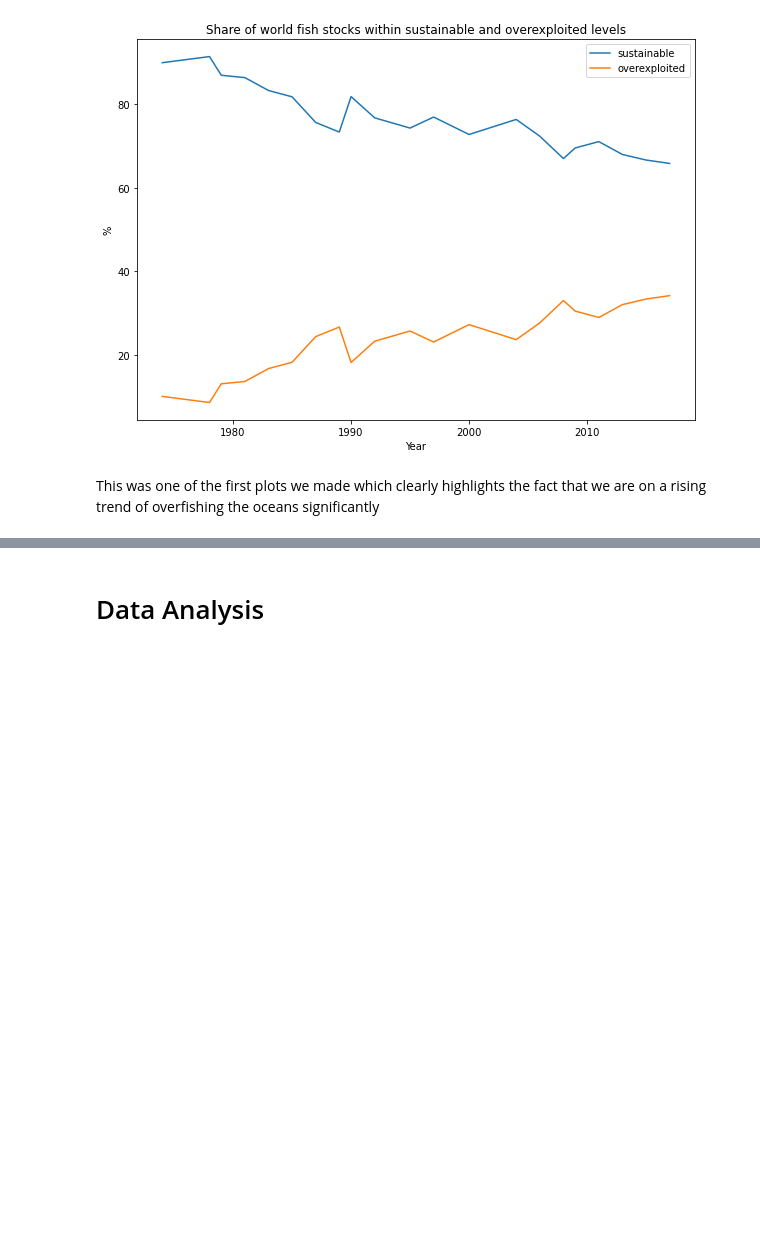
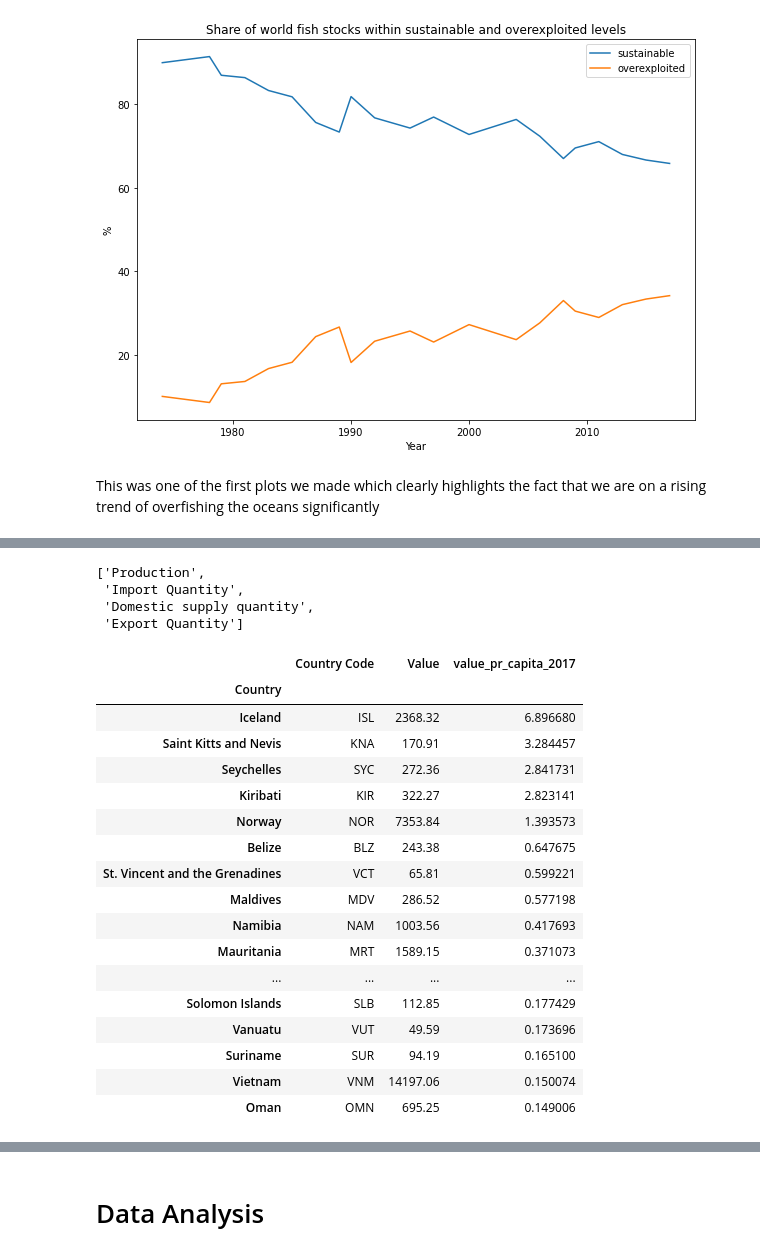
Before and after one commit to simonmoesorensen/socialdata-overfishing, a Jupyter notebook: explainer-notebook.ipynb, the cells around one changed output, grey strips where cells are left out. Drawn from its saved outputs; the diff is of its cells as text; code cells hidden in the pictures; blank space fills up the shorter version.

Commit message:
Add country selection chapter

```diff
--- a/explainer-notebook.ipynb
+++ b/explainer-notebook.ipynb
@@ -859,0 +863,2 @@ This was one of the first plots we made which clearly highlights the fact that w
+# %%
+df_population = pd.read_csv('data/population_total.csv')
@@ -859,0 +867,42 @@ This was one of the first plots we made which clearly highlights the fact that w
+# %%
+df = add_population(df)
+# %%
+year = 2017
+# %%
+def group_by_elements(elements, year):
+    df_production = df.query(f'Year == {year}').groupby(['Country Code', 'Element']).sum()['Value']
+    df_production = df_production.reset_index().query(f'Element in {elements}').groupby('Country Code').sum().reset_index()
+    df_production = pd.merge(df_population[['Country Code', f'{year}']], df_production, on='Country Code').rename({f'{year}': 'Population'}, axis=1)
+    df_production[f'value_pr_capita_{year}'] = df_production.Value / df_production.Population * 1000
+    df_production['Country'] = df_production.apply(lambda x: country_code_to_country[x['Country Code']], axis=1)
+    df_production = df_production.set_index('Country')[['Country Code', 'Value', f'value_pr_capita_{year}']]
+    return df_production
+# %%
+df.Element.unique().tolist()
+# %% [output]
+['Production',
+ 'Import Quantity',
+ 'Domestic supply quantity',
+ 'Export Quantity']
+# %%
+df_production = group_by_elements(['Production'], year)
+df_production.sort_values(by=f'value_pr_capita_{year}', ascending=False).head(20)
+# %% [output]
+|  | Country Code | Value | value_pr_capita_2017 |
+| Country |  |  |  |
+| Iceland | ISL | 2368.32 | 6.896680 |
+| Saint Kitts and Nevis | KNA | 170.91 | 3.284457 |
+| Seychelles | SYC | 272.36 | 2.841731 |
+| Kiribati | KIR | 322.27 | 2.823141 |
+| Norway | NOR | 7353.84 | 1.393573 |
+| Belize | BLZ | 243.38 | 0.647675 |
+| St. Vincent and the Grenadines | VCT | 65.81 | 0.599221 |
+| Maldives | MDV | 286.52 | 0.577198 |
+| Namibia | NAM | 1003.56 | 0.417693 |
+| Mauritania | MRT | 1589.15 | 0.371073 |
+| ... | ... | ... | ... |
+| Solomon Islands | SLB | 112.85 | 0.177429 |
+| Vanuatu | VUT | 49.59 | 0.173696 |
+| Suriname | SUR | 94.19 | 0.165100 |
+| Vietnam | VNM | 14197.06 | 0.150074 |
+| Oman | OMN | 695.25 | 0.149006 |
```
Also changed, not shown: parts of 70 cells of this notebook.
